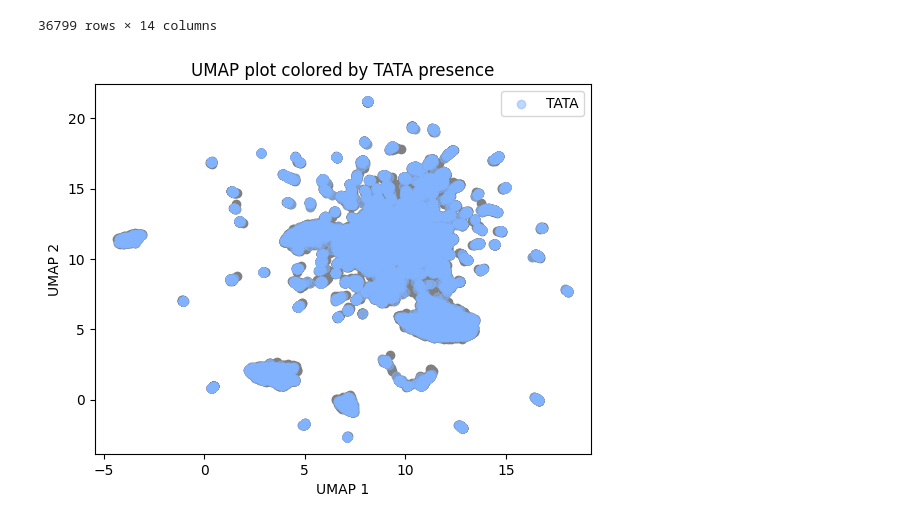
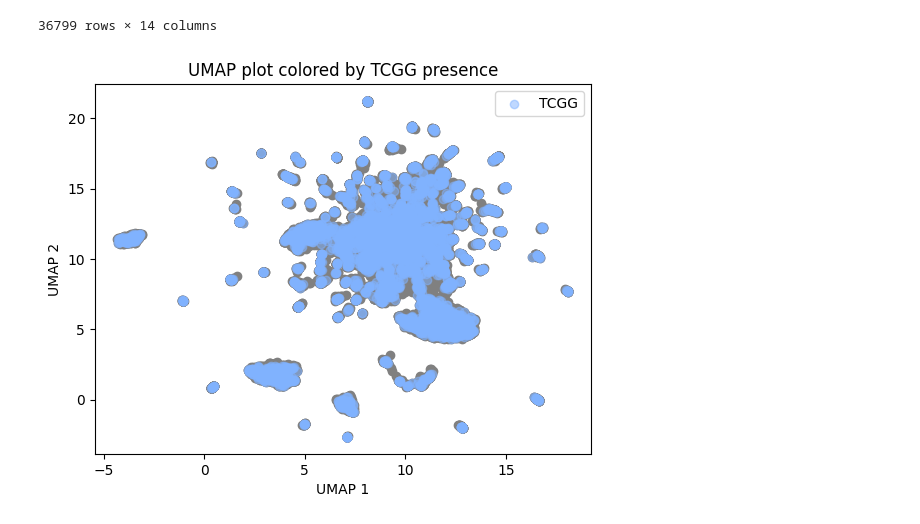
Before and after one commit to ninasachdev/QCB557_project, a Jupyter notebook: make_dict.ipynb, the cells around one changed output. Saved outputs shown, nothing was run; the diff lists cells and outputs as text; code cells hidden in the pictures.

Commit message:
color PCA and UMAP plots by label and motif updated

```diff
--- a/make_dict.ipynb
+++ b/make_dict.ipynb
@@ -446,24 +446,24 @@ metadata
 | seq_36798_0 | 0 | 0 | 0 | 1 | 0 | 0 | 1 | 0 | 0 | 0 | 0 | ... |
 36799 rows × 14 columns
 # %%
-motif = 'TATA'
+motif = 'TCGG'
 sequences_with_motif = metadata[metadata[motif] > 0].index.tolist()
 
 pastel = (0.5, 0.7, 1.0, 0.5)
 
 # Scatter plot PC1 and PC2
 plt.scatter(embedding_df['UMAP1'], embedding_df['UMAP2'], c='grey')
 
 # Color sequences with label 1
 plt.scatter(embedding_df.loc[sequences_with_motif]['UMAP1'], embedding_df.loc[sequences_with_motif]['UMAP2'], c=pastel, label=f'{motif}')
 
 # Add labels and legend
 plt.xlabel('UMAP 1')
 plt.ylabel('UMAP 2')
 plt.title(f'UMAP plot colored by {motif} presence')
 plt.legend()
 
 # Show plot
 plt.show()
 # %% [output]
-[figure, old version]
+[figure, new version]
```
Also changed, not shown: parts of 4 cells of this notebook.
